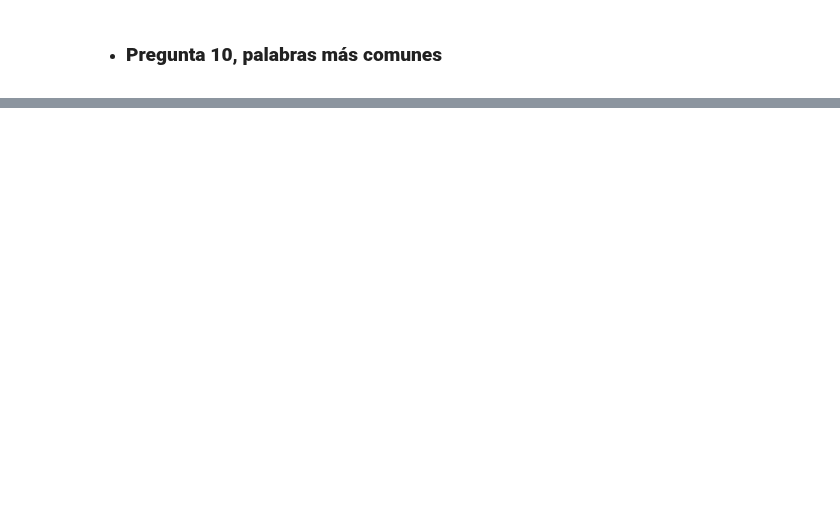
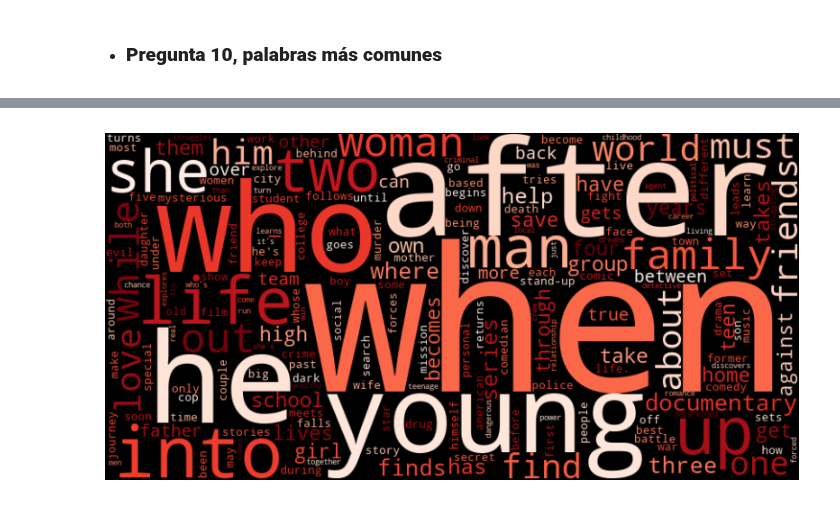
Before and after one commit to Apanizza197/AnalisisDeDatos, a Jupyter notebook: Practico2/practico_2_parte10.ipynb, the cells around one changed output, grey strips where cells are left out. Saved outputs shown, nothing was run; the diff lists cells and outputs as text; code cells hidden in the pictures; blank space fills up the shorter version.

```diff
--- a/Practico2/practico_2_parte10.ipynb
+++ b/Practico2/practico_2_parte10.ipynb
@@ -79,0 +59,24 @@ plt.show()
+# %%
+# Get a count of every word that appears in the 'title' column, in titlecase
+desc_words = df['description'].str.lower().str.split(expand=True).stack().value_counts()
+
+# Exclude the most common words
+
+desc_words = desc_words[~desc_words.index.isin(['the', 'of', 'a', 'and', 'in', 'to', 'on', 'for', 'with', 'is', 'at', 'from', 'an', 'by', 'new', 'as', 'you', 'your', 'it', 'be', 'are', 'this', 'that', 'or', 'will', 'all', 'not', 'no', 'my', 'me', 'i', 'our', 'we', 'us', 'his', 'her', 'their', 'they', 'it', 'its', '&', 'version)', '2', 'el', 'los', '2:', 'la', '–', '_', 'but'])]
+# %%
+from wordcloud import WordCloud
+import matplotlib.pyplot as plt
+
+# Dictionary of words with their respective counts
+word_freq = desc_words.to_dict()
+
+# Create the word cloud object using the word frequencies
+wordcloud = WordCloud(width=800, height=400, background_color='black', colormap='Reds').generate_from_frequencies(word_freq)
+
+# Plot the word cloud
+plt.figure(figsize=(10, 5))
+plt.imshow(wordcloud, interpolation='bilinear', cmap='plasma')
+plt.axis('off')  # Turn off the axis
+plt.show()
+# %% [output]
+[figure, added]
```
Also changed, not shown: parts of 4 cells of this notebook, 1 other file.
